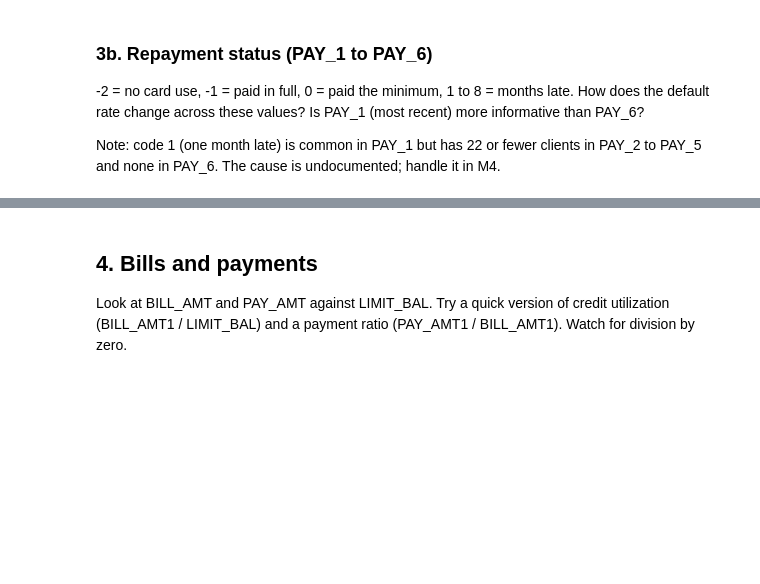
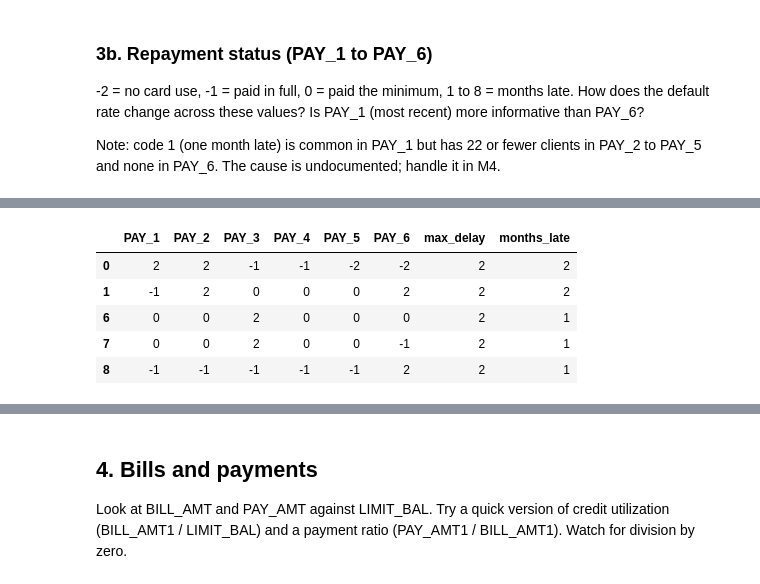
Before and after one commit to iangault/credit-default-risk, a Jupyter notebook: notebooks/01-eda.ipynb, the cells around one changed output, grey strips where cells are left out. Saved outputs shown, nothing was run; the diff lists cells and outputs as text; code cells hidden in the pictures; blank space fills up the shorter version.

```diff
--- a/notebooks/01-eda.ipynb
+++ b/notebooks/01-eda.ipynb
@@ -168,0 +271,19 @@ Note: code 1 (one month late) is common in PAY_1 but has 22 or fewer clients in
+# %%
+pay_summary = pd.DataFrame(
+    {
+        # Worst (highest) code in each row; axis=1 means across columns, per client
+        "max_delay": train[PAY_STATUS].max(axis=1),
+        # True/False per month (late or not), then sum counts the Trues per client
+        "months_late": (train[PAY_STATUS] >= 1).sum(axis=1),
+    }
+)
+
+# A few clients with at least one late month, raw codes next to the summaries
+pd.concat([train[PAY_STATUS], pay_summary], axis=1)[pay_summary["months_late"] > 0].head()
+# %% [output]
+|  | PAY_1 | PAY_2 | PAY_3 | PAY_4 | PAY_5 | PAY_6 | max_delay | months_late |
+| 0 | 2 | 2 | -1 | -1 | -2 | -2 | 2 | 2 |
+| 1 | -1 | 2 | 0 | 0 | 0 | 2 | 2 | 2 |
+| 6 | 0 | 0 | 2 | 0 | 0 | 0 | 2 | 1 |
+| 7 | 0 | 0 | 2 | 0 | 0 | -1 | 2 | 1 |
+| 8 | -1 | -1 | -1 | -1 | -1 | 2 | 2 | 1 |
```
Also changed, not shown: parts of 18 cells of this notebook.
